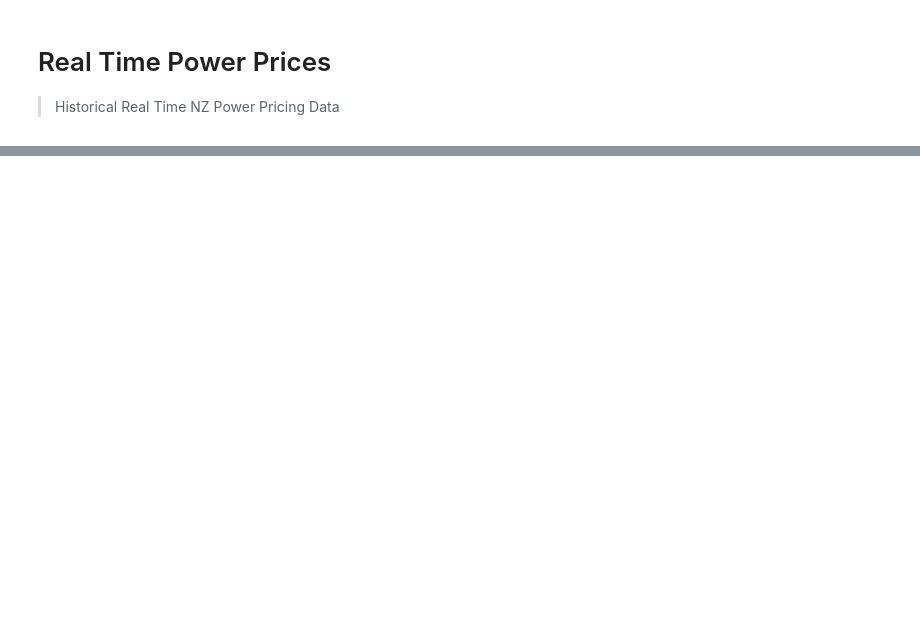
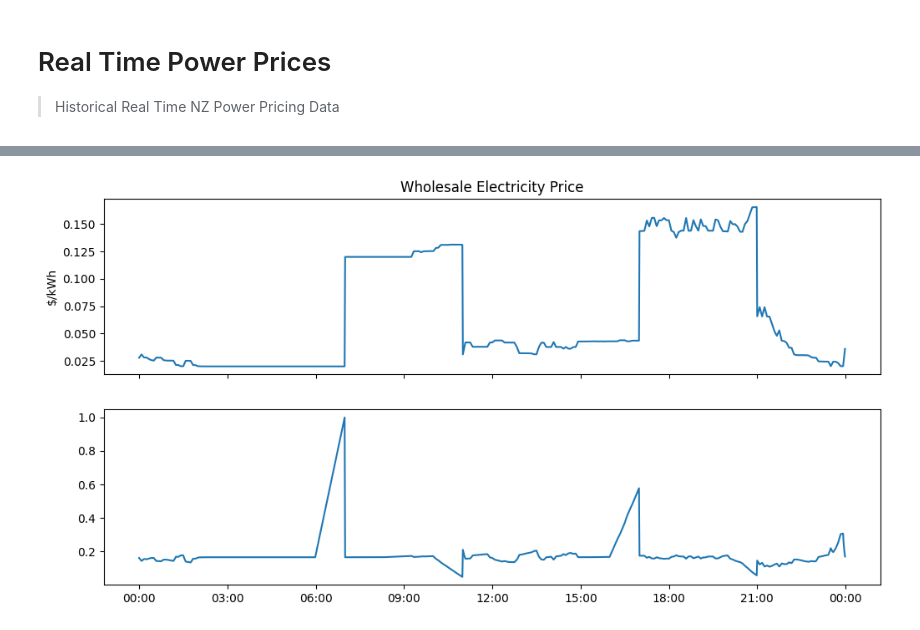
Before and after one commit to CJP123/cylinder, a Jupyter notebook: nbs/10_power.ipynb, the cells around one changed output, grey strips where cells are left out. Saved outputs shown, nothing was run; the diff lists cells and outputs as text; code cells hidden in the pictures; blank space fills up the shorter version.

```diff
--- a/nbs/10_power.ipynb
+++ b/nbs/10_power.ipynb
@@ -57 +63,15 @@ df.loc['2020-01']
+# %%
+#| export
+fig, ax = plt.subplots(nrows=2, figsize=(12,6), sharex=True)
+ax[0].plot(df.loc['2020-01-01'].cost)
+ax[0].set_ylabel('$/kWh')
+ax[0].set_title('Wholesale Electricity Price')
+ax[1].plot(df.loc['2020-01-01'].sr_cost)
+# set ax[1] x axis labels to HH:MM
+# set this formatter to the axis
+# ax[1].xaxis.set_major_formatter(fmtr)
+ax[1].xaxis.set_major_formatter(mdates.DateFormatter("%H:%M"))
+ax[1].xaxis.set_minor_formatter(mdates.DateFormatter("%H:%M"))
+# %% [output]
+[figure, added]
 # %%
```
Also changed, not shown: parts of 5 cells of this notebook, 50 other files.
